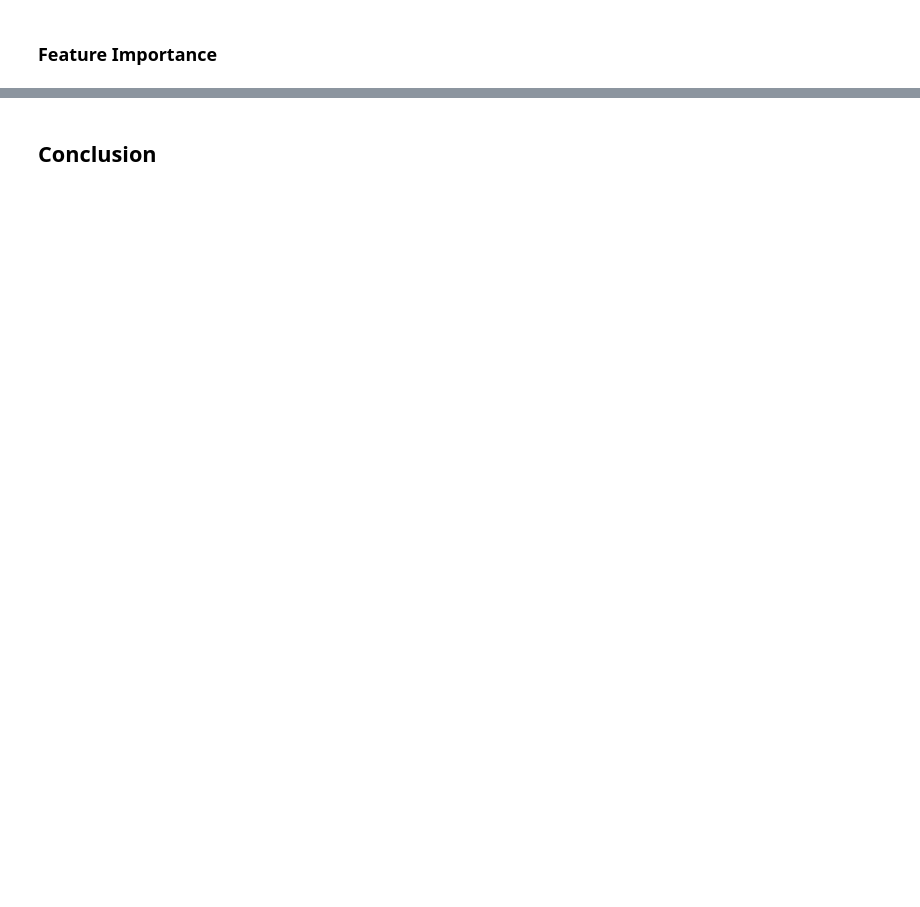
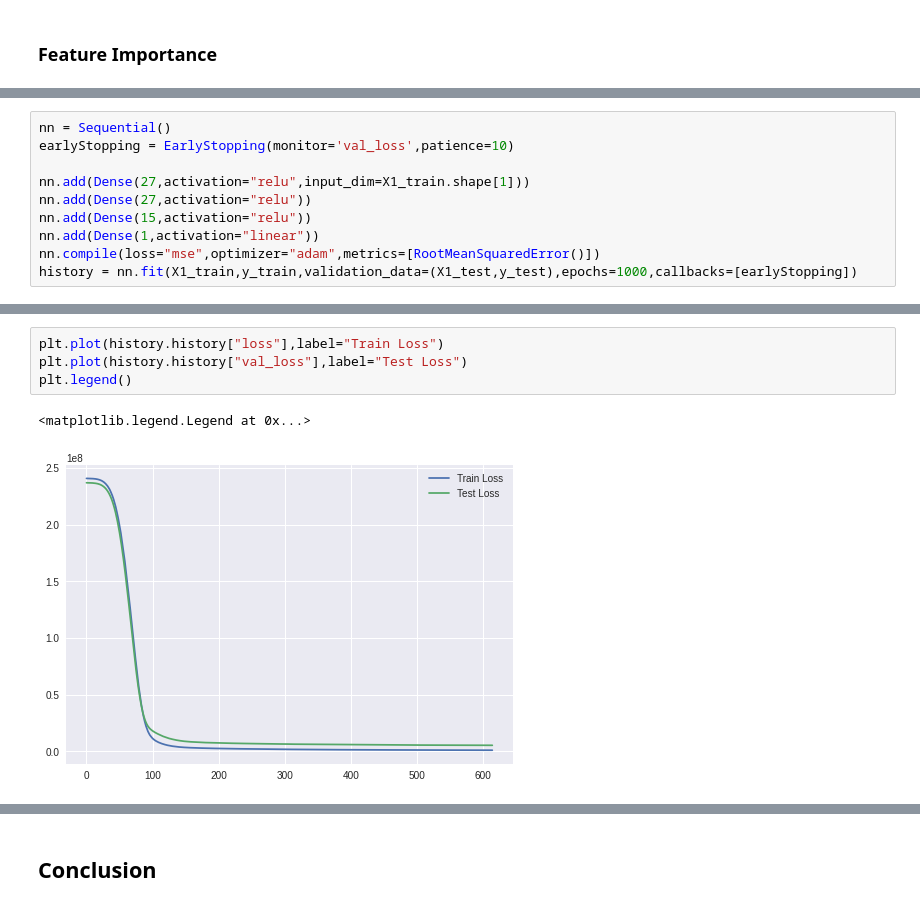
Before and after one commit to ialkamal/project2-machine-learning, a Jupyter notebook: Project2.ipynb, the cells around one changed output, grey strips where cells are left out. Saved outputs shown, nothing was run; the diff lists cells and outputs as text; blank space fills up the shorter version.

```diff
--- a/Project2.ipynb
+++ b/Project2.ipynb
@@ -1022,0 +1043,10 @@ features.nlargest(10).plot(kind='barh',title="Feature Importance")
+# %%
+nn = Sequential()
+earlyStopping = EarlyStopping(monitor='val_loss',patience=10)
+
+nn.add(Dense(27,activation="relu",input_dim=X1_train.shape[1]))
+nn.add(Dense(27,activation="relu"))
+nn.add(Dense(15,activation="relu"))
+nn.add(Dense(1,activation="linear"))
+nn.compile(loss="mse",optimizer="adam",metrics=[RootMeanSquaredError()])
+history = nn.fit(X1_train,y_train,validation_data=(X1_test,y_test),epochs=1000,callbacks=[earlyStopping])
@@ -1022,0 +1071,7 @@ features.nlargest(10).plot(kind='barh',title="Feature Importance")
+# %%
+plt.plot(history.history["loss"],label="Train Loss")
+plt.plot(history.history["val_loss"],label="Test Loss")
+plt.legend()
+# %% [output]
+<matplotlib.legend.Legend at 0x...>
+[figure, added]
```
Also changed, not shown: parts of 39 cells of this notebook.
